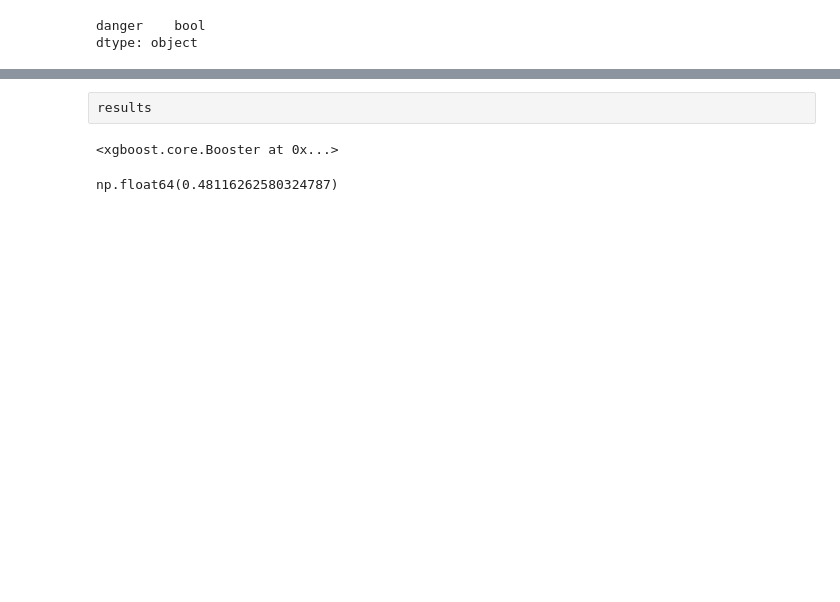
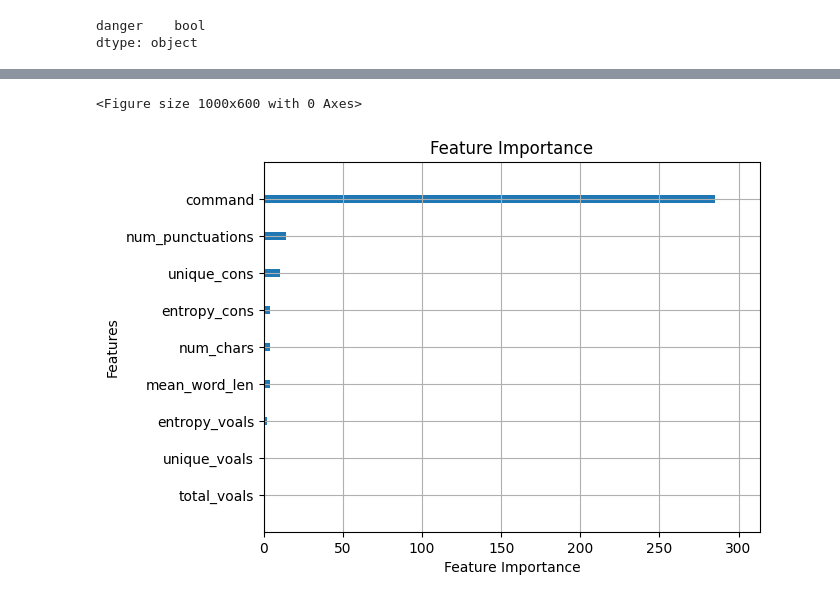
Before and after one commit to brownbishop/CommandClassifier, a Jupyter notebook: CommandsClassifier.ipynb, the cells around one changed output, grey strips where cells are left out. Drawn from its saved outputs; the diff is of its cells as text; code cells hidden in the pictures; blank space fills up the shorter version.

Commit message:
Model feature importance

```diff
--- a/CommandsClassifier.ipynb
+++ b/CommandsClassifier.ipynb
@@ -295,13 +366,6 @@ dtest_reg = xgb.DMatrix(X_test, y_test, enable_categorical=True)
 # %%
 # Define hyperparameters
 params = {"objective": "reg:squarederror"}
-# %%
-n = 100
-model = xgb.train(
-    params=params,
-    dtrain=dtrain_reg,
-    num_boost_round=n,
-)
 # %%
 # Evaluation
 from sklearn.metrics import mean_squared_error
@@ -356,12 +403,0 @@ results = xgb.cv(
-# %% [raw]
-results
-# %%
-model
-# %% [output]
-<xgboost.core.Booster at 0x...>
-# %%
-best_rmse = results['test-rmse-mean'].min()
-
-best_rmse
-# %% [output]
-np.float64(0.48116262580324787)
@@ -367,0 +406,10 @@ np.float64(0.48116262580324787)
+# %%
+from xgboost import plot_importance
+
+plt.figure(figsize=(10, 6))
+plot_importance(model, importance_type='weight', xlabel='Feature Importance', show_values=False)
+plt.title('Feature Importance')
+plt.show()
+# %% [output]
+<Figure size 1000x600 with 0 Axes>
+[figure, added]
```
Also changed, not shown: parts of 21 cells of this notebook.
